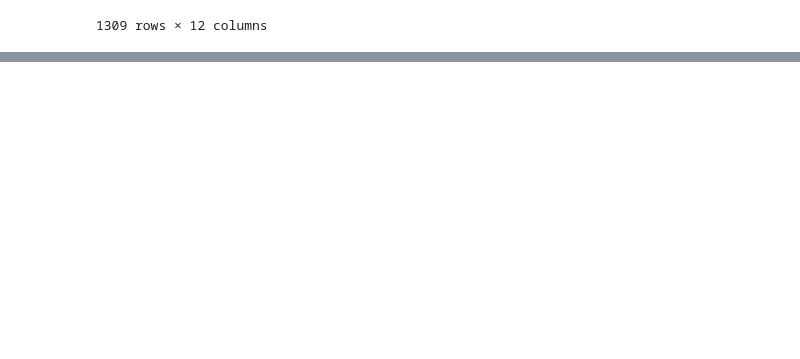
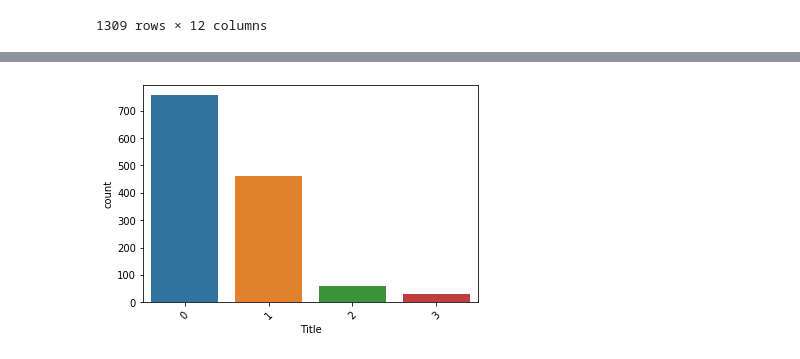
Before and after one commit to diegosilveiracn/titanic_kaggle, a Jupyter notebook: titanic_notebook.ipynb, the cells around one changed output, grey strips where cells are left out. Drawn from its saved outputs; the diff is of its cells as text; code cells hidden in the pictures; blank space fills up the shorter version.

```diff
--- a/titanic_notebook.ipynb
+++ b/titanic_notebook.ipynb
@@ -268,0 +287,3 @@ df.groupby('Title').count()
+# %%
+df['Title'] = df['Title'].map({'Mr': 0, 'Mrs':1, 'Miss': 1, 'Mme': 1, 'Ms': 1, 'Master': 2, 'Don': 3, 'Rev': 3, 'Dr': 3, 'Major': 3, 'Lady': 3, 'Sir': 3, 'Mlle': 3, 'Col': 3, 'Capt': 3, 'the Countess': 3, 'Jonkheer': 3, 'Dona': 3})
+df
@@ -268,0 +304,5 @@ df.groupby('Title').count()
+# %%
+g = sns.countplot(x="Title",data=df)
+g = plt.setp(g.get_xticklabels(),rotation=45)
+# %% [output]
+[figure, added]
```
Also changed, not shown: parts of 19 cells of this notebook.
